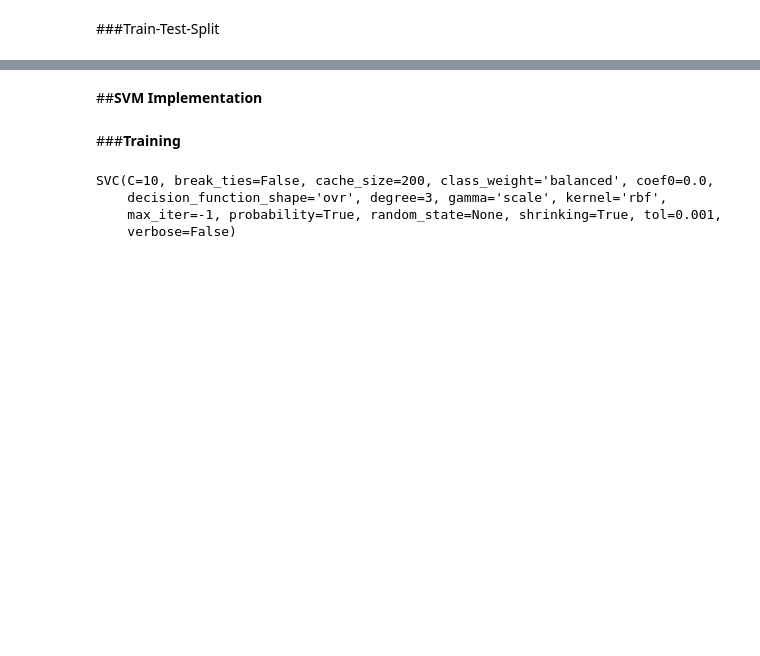
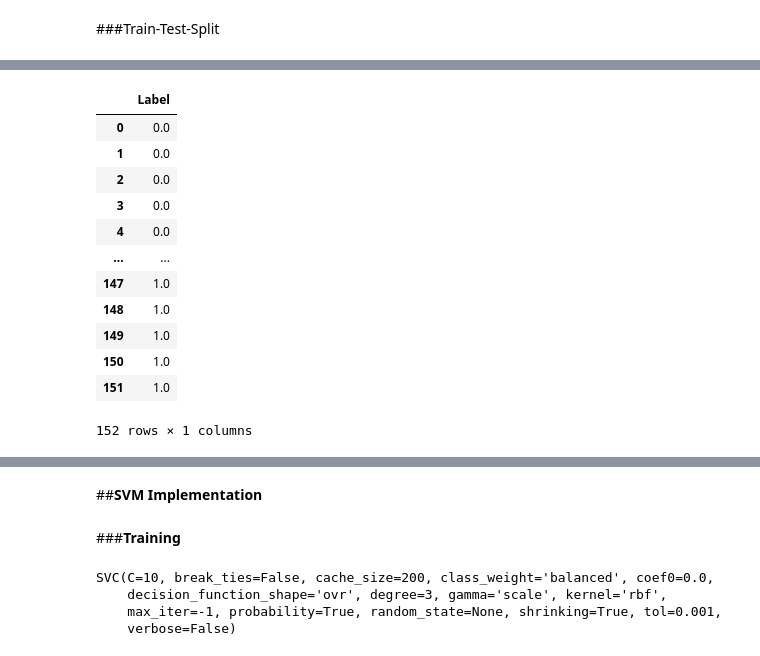
Before and after one commit to PDNow-Research/PDNow, a Jupyter notebook: HandPD/SVM.ipynb, the cells around one changed output, grey strips where cells are left out. Cells and saved outputs as stored; diff of their text form; code cells hidden in the pictures; blank space fills up the shorter version.

```diff
--- a/HandPD/SVM.ipynb
+++ b/HandPD/SVM.ipynb
@@ -128,0 +172,3 @@ new_spiral_df = pd.read_csv('/content/drive/My Drive/Data/HandPD-Replication/New
+# %%
+X_new_all = pd.concat([new_spiral_df, new_meander_df])
+y_new_all = pd.concat([new_spiral_df["Label"], new_meander_df["Label"]])
@@ -236,3 +282,19 @@ len(y_train), len(y_test)
+# %%
+y_test
+# %% [output]
+|  | Label |
+| 0 | 0.0 |
+| 1 | 0.0 |
+| 2 | 0.0 |
+| 3 | 0.0 |
+| 4 | 0.0 |
+| ... | ... |
+| 147 | 1.0 |
+| 148 | 1.0 |
+| 149 | 1.0 |
+| 150 | 1.0 |
+| 151 | 1.0 |
+152 rows × 1 columns
 # %%
 y_train.value_counts()
 # %% [output]
```
Also changed, not shown: parts of 58 cells of this notebook.
